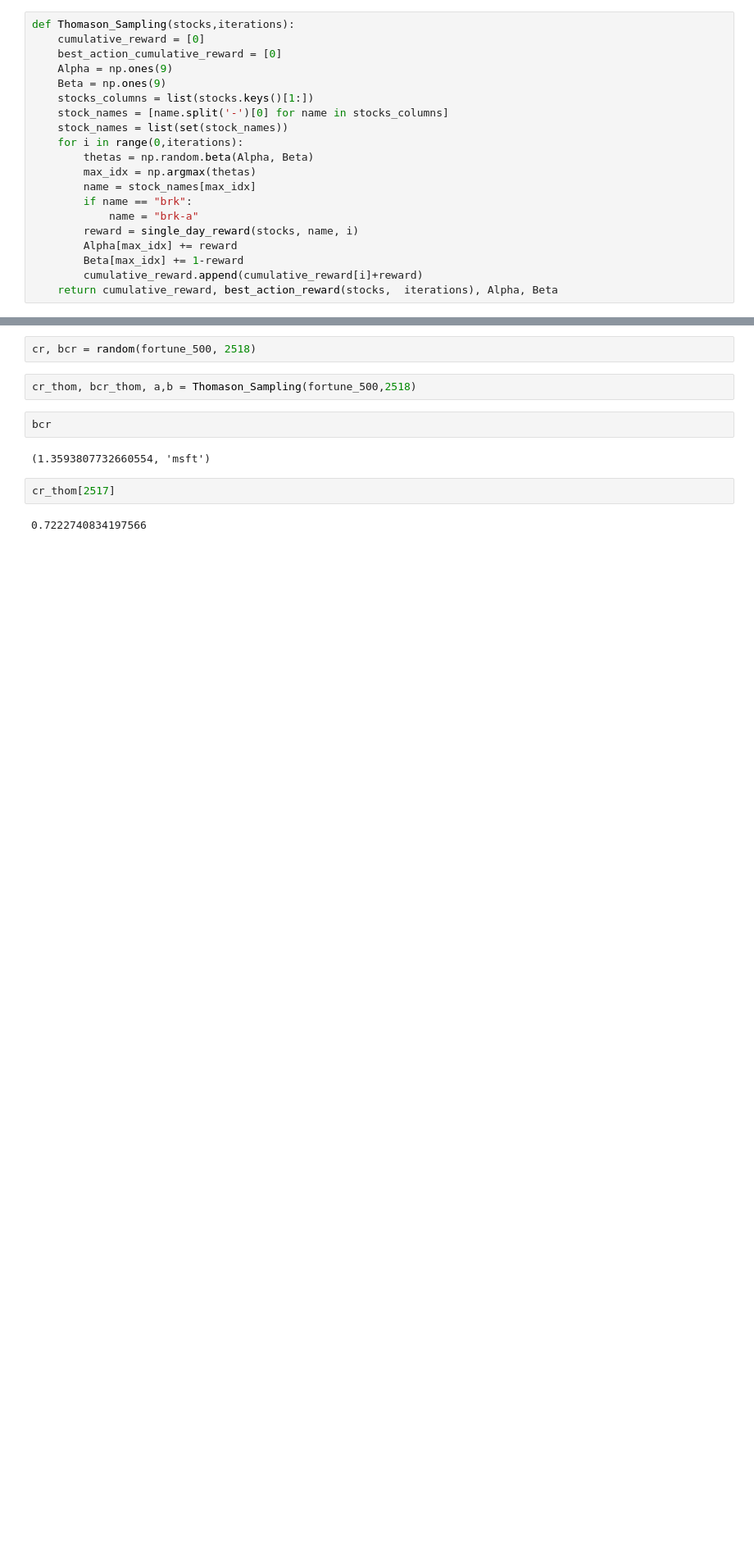
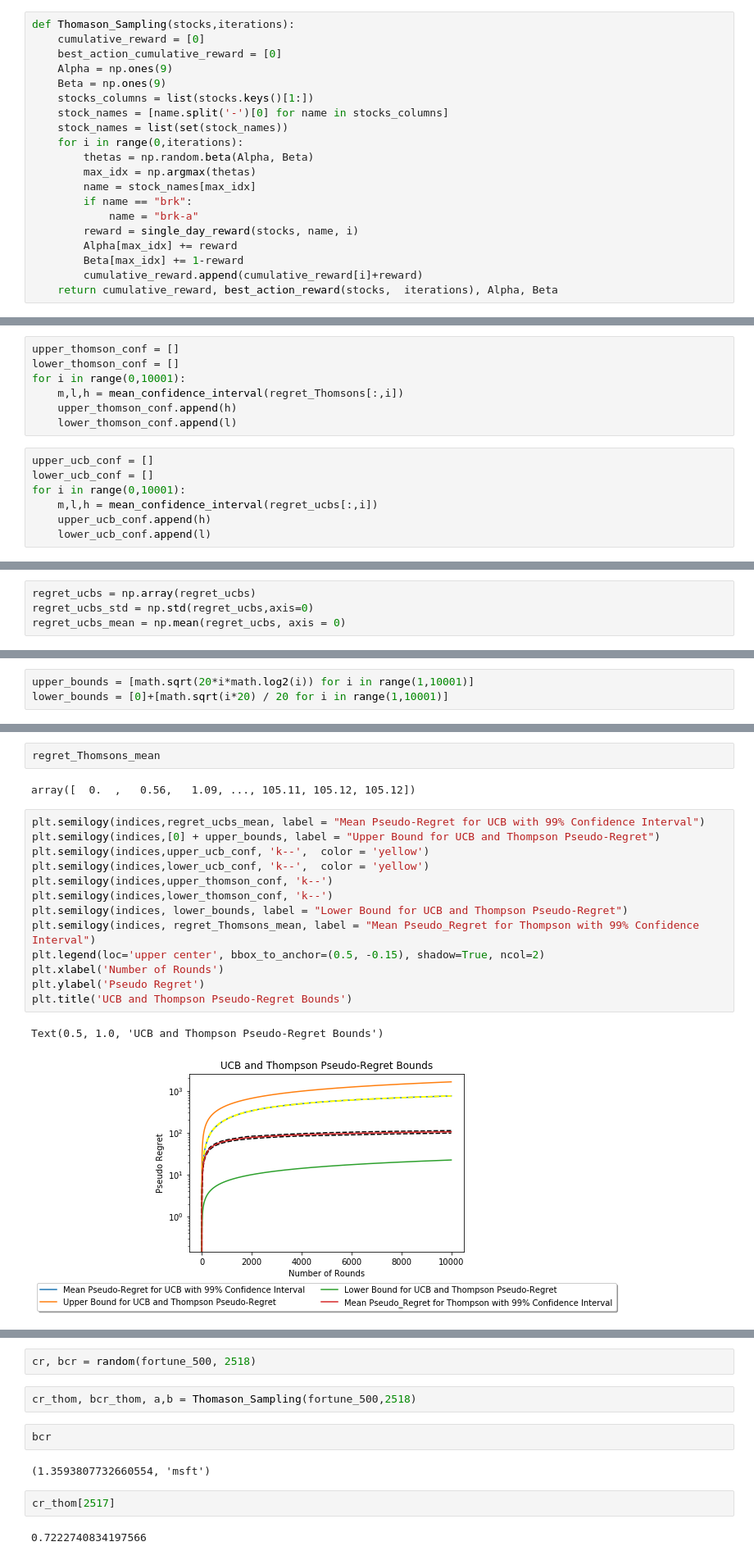
Before and after one commit to jiujianxian/COS-511-Project, a Jupyter notebook: Thompson_Sampling.ipynb, the cells around one changed output, grey strips where cells are left out. Shown at 82% size. Saved outputs shown, nothing was run; the diff lists cells and outputs as text; blank space fills up the shorter version.

Commit message:
New Thompson Sampling Files

```diff
--- a/Thompson_Sampling.ipynb
+++ b/Thompson_Sampling.ipynb
@@ -108,0 +262,14 @@ def Thomason_Sampling(stocks,iterations):
+# %%
+upper_thomson_conf = []
+lower_thomson_conf = []
+for i in range(0,10001):
+    m,l,h = mean_confidence_interval(regret_Thomsons[:,i])
+    upper_thomson_conf.append(h)
+    lower_thomson_conf.append(l)
+# %%
+upper_ucb_conf = []
+lower_ucb_conf = []
+for i in range(0,10001):
+    m,l,h = mean_confidence_interval(regret_ucbs[:,i])
+    upper_ucb_conf.append(h)
+    lower_ucb_conf.append(l)
@@ -108,0 +294,4 @@ def Thomason_Sampling(stocks,iterations):
+# %%
+regret_ucbs = np.array(regret_ucbs)
+regret_ucbs_std = np.std(regret_ucbs,axis=0)
+regret_ucbs_mean = np.mean(regret_ucbs, axis = 0)
@@ -108,0 +305,3 @@ def Thomason_Sampling(stocks,iterations):
+# %%
+upper_bounds = [math.sqrt(20*i*math.log2(i)) for i in range(1,10001)]
+lower_bounds = [0]+[math.sqrt(i*20) / 20 for i in range(1,10001)]
@@ -108,0 +316,20 @@ def Thomason_Sampling(stocks,iterations):
+# %%
+regret_Thomsons_mean
+# %% [output]
+array([  0.  ,   0.56,   1.09, ..., 105.11, 105.12, 105.12])
+# %%
+plt.semilogy(indices,regret_ucbs_mean, label = "Mean Pseudo-Regret for UCB with 99% Confidence Interval")
+plt.semilogy(indices,[0] + upper_bounds, label = "Upper Bound for UCB and Thompson Pseudo-Regret")
+plt.semilogy(indices,upper_ucb_conf, 'k--',  color = 'yellow')
+plt.semilogy(indices,lower_ucb_conf, 'k--',  color = 'yellow')
+plt.semilogy(indices,upper_thomson_conf, 'k--')
+plt.semilogy(indices,lower_thomson_conf, 'k--')
+plt.semilogy(indices, lower_bounds, label = "Lower Bound for UCB and Thompson Pseudo-Regret")
+plt.semilogy(indices, regret_Thomsons_mean, label = "Mean Pseudo_Regret for Thompson with 99% Confidence Interval")
+plt.legend(loc='upper center', bbox_to_anchor=(0.5, -0.15), shadow=True, ncol=2)
+plt.xlabel('Number of Rounds')
+plt.ylabel('Pseudo Regret')
+plt.title('UCB and Thompson Pseudo-Regret Bounds')
+# %% [output]
+Text(0.5, 1.0, 'UCB and Thompson Pseudo-Regret Bounds')
+[figure, added]
```
Also changed, not shown: parts of 25 cells of this notebook, 2 other files.
